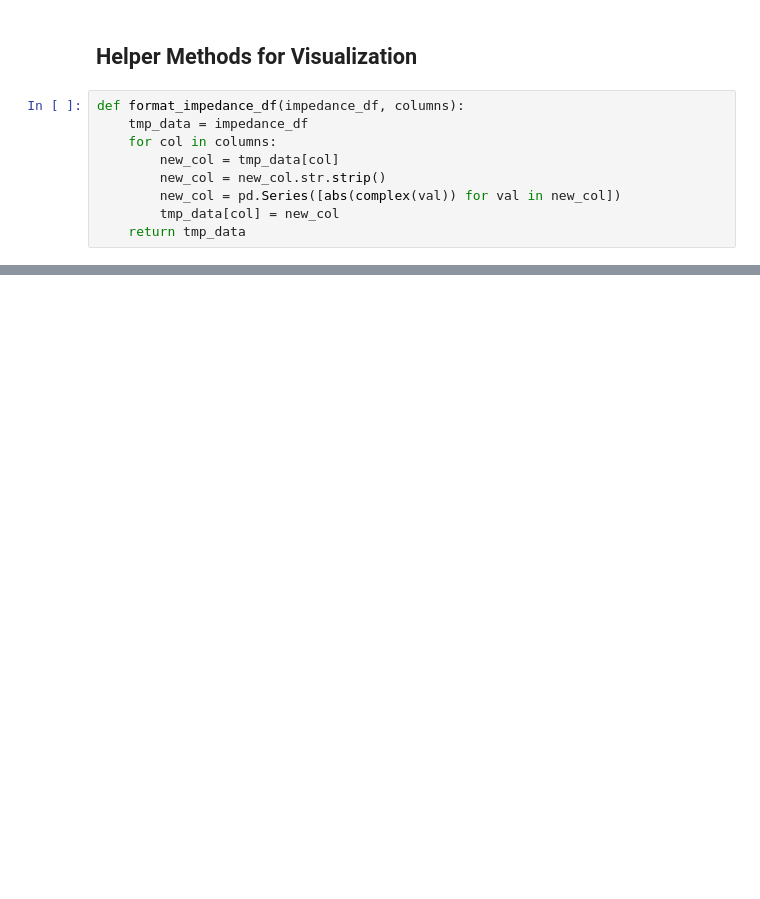
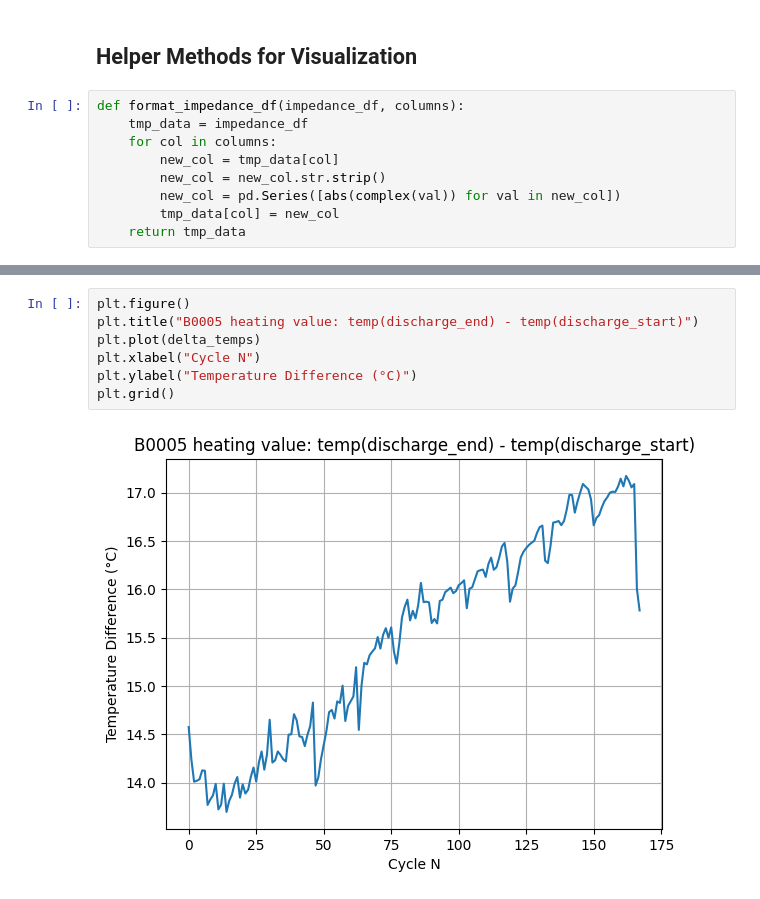
Before and after one commit to ahmedashfaq0312/ASR-Automatic-Speech-Recognition-, a Jupyter notebook: nasa-analysis.ipynb, the cells around one changed output, grey strips where cells are left out. Cells and saved outputs as stored; diff of their text form; blank space fills up the shorter version.

```diff
--- a/nasa-analysis.ipynb
+++ b/nasa-analysis.ipynb
@@ -236,0 +331,9 @@ plt.show()
+# %%
+plt.figure()
+plt.title("B0005 heating value: temp(discharge_end) - temp(discharge_start)")
+plt.plot(delta_temps)
+plt.xlabel("Cycle N")
+plt.ylabel("Temperature Difference (°C)")
+plt.grid()
+# %% [output]
+[figure, added]
```
Also changed, not shown: parts of 33 cells of this notebook.
